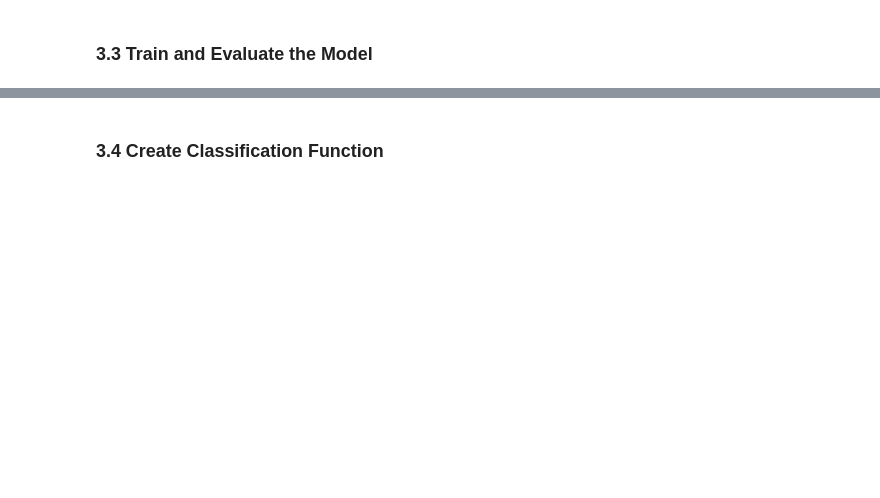
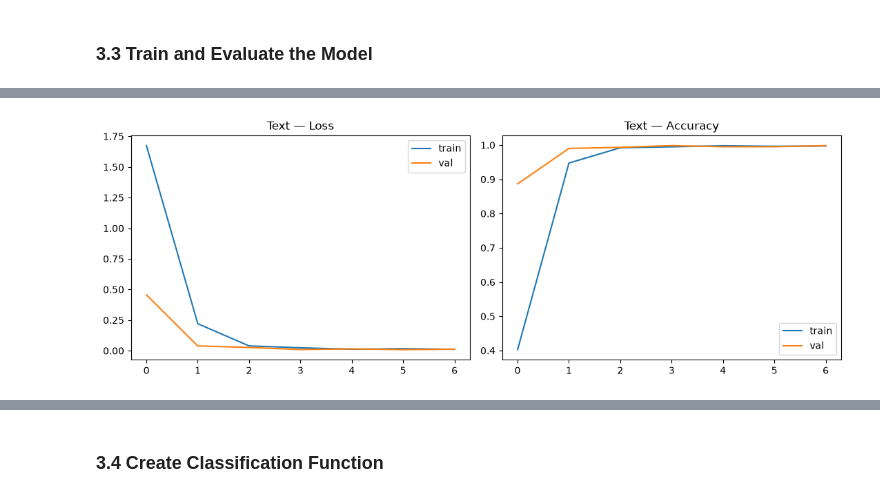
Before and after one commit to donjuel003/SMTV_NNs-and-Similar-Models, a Jupyter notebook: waste_management_summative.ipynb, the cells around one changed output, grey strips where cells are left out. Cells and saved outputs as stored; diff of their text form; code cells hidden in the pictures; blank space fills up the shorter version.

```diff
--- a/waste_management_summative.ipynb
+++ b/waste_management_summative.ipynb
@@ -506,0 +780,25 @@ In this section, you will build a text classification model to categorize waste
+# %%
+# TODO: Train the text classification model
+# - Use appropriate training parameters
+# - Monitor training progress
+
+es_text = tf.keras.callbacks.EarlyStopping(
+    monitor='val_accuracy', patience=3,
+    restore_best_weights=True, mode='max')
+
+hist_text = text_model.fit(
+    Xtr_seq, ytr_int,
+    validation_data=(Xva_seq, yva_int),
+    epochs=8, batch_size=64,
+    callbacks=[es_text], verbose=1,
+)
+
+fig, ax = plt.subplots(1, 2, figsize=(11, 4))
+ax[0].plot(hist_text.history['loss'], label='train')
+ax[0].plot(hist_text.history['val_loss'], label='val')
+ax[0].set_title("Text — Loss"); ax[0].legend()
+ax[1].plot(hist_text.history['accuracy'], label='train')
+ax[1].plot(hist_text.history['val_accuracy'], label='val')
+ax[1].set_title("Text — Accuracy"); ax[1].legend()
+plt.tight_layout(); plt.show()
+# %% [output]
@@ -506,0 +819 @@ In this section, you will build a text classification model to categorize waste
+[figure, added]
```
Also changed, not shown: parts of 35 cells of this notebook.
